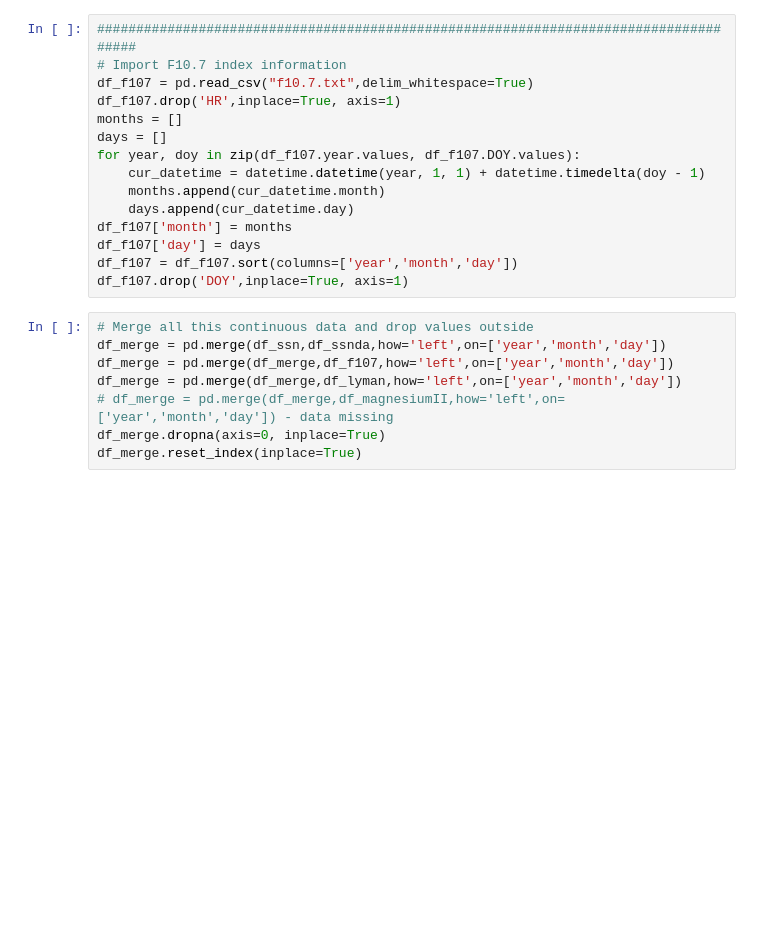
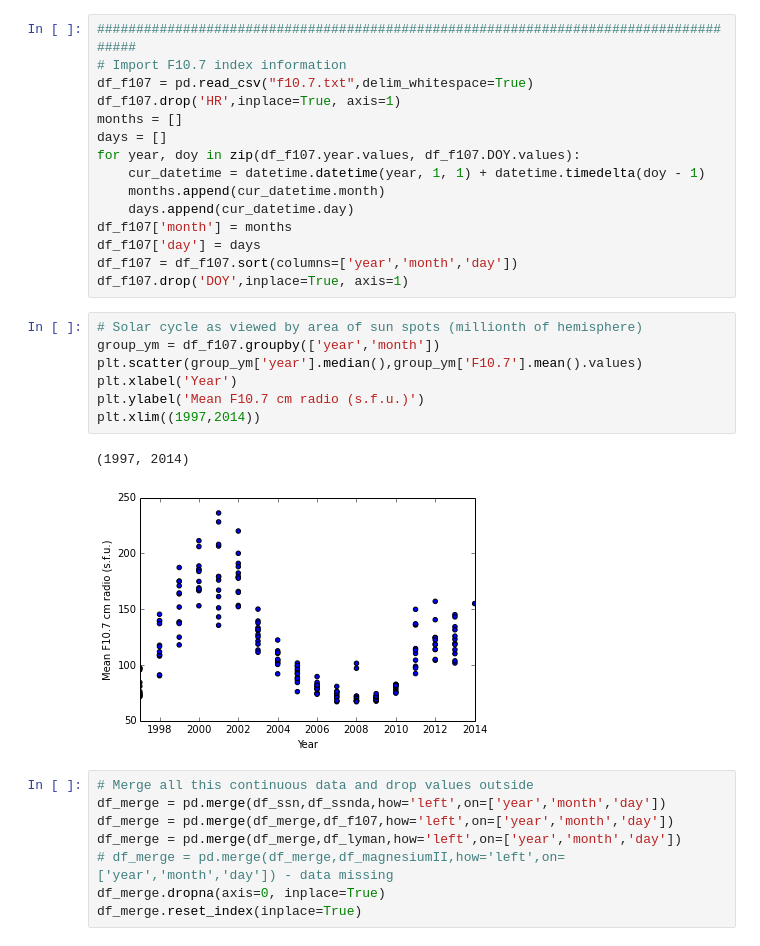
Before and after one commit to dinob0t/ga_project_final, a Jupyter notebook: cmes.ipynb, the cells around one changed output. Drawn from its saved outputs; the diff is of its cells as text; blank space fills up the shorter version.

```diff
--- a/cmes.ipynb
+++ b/cmes.ipynb
@@ -218,6 +218,16 @@ df_f107['month'] = months
 df_f107['day'] = days
 df_f107 = df_f107.sort(columns=['year','month','day'])
 df_f107.drop('DOY',inplace=True, axis=1)
+# %%
+# Solar cycle as viewed by area of sun spots (millionth of hemisphere)
+group_ym = df_f107.groupby(['year','month'])
+plt.scatter(group_ym['year'].median(),group_ym['F10.7'].mean().values)
+plt.xlabel('Year')
+plt.ylabel('Mean F10.7 cm radio (s.f.u.)')
+plt.xlim((1997,2014))
+# %% [output]
+(1997, 2014)
+[figure, added]
 # %%
 # Merge all this continuous data and drop values outside
 df_merge = pd.merge(df_ssn,df_ssnda,how='left',on=['year','month','day'])
```
Also changed, not shown: parts of 1 cell of this notebook, 7 other files.
